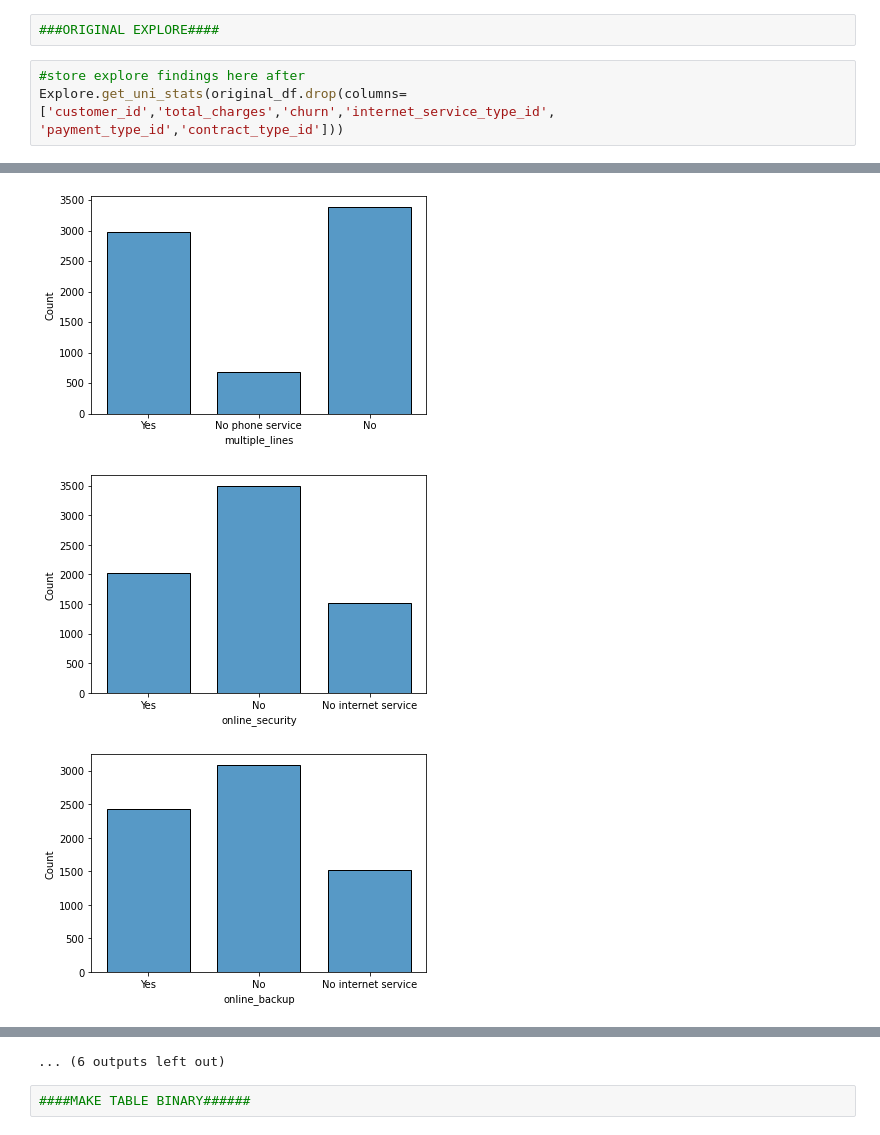
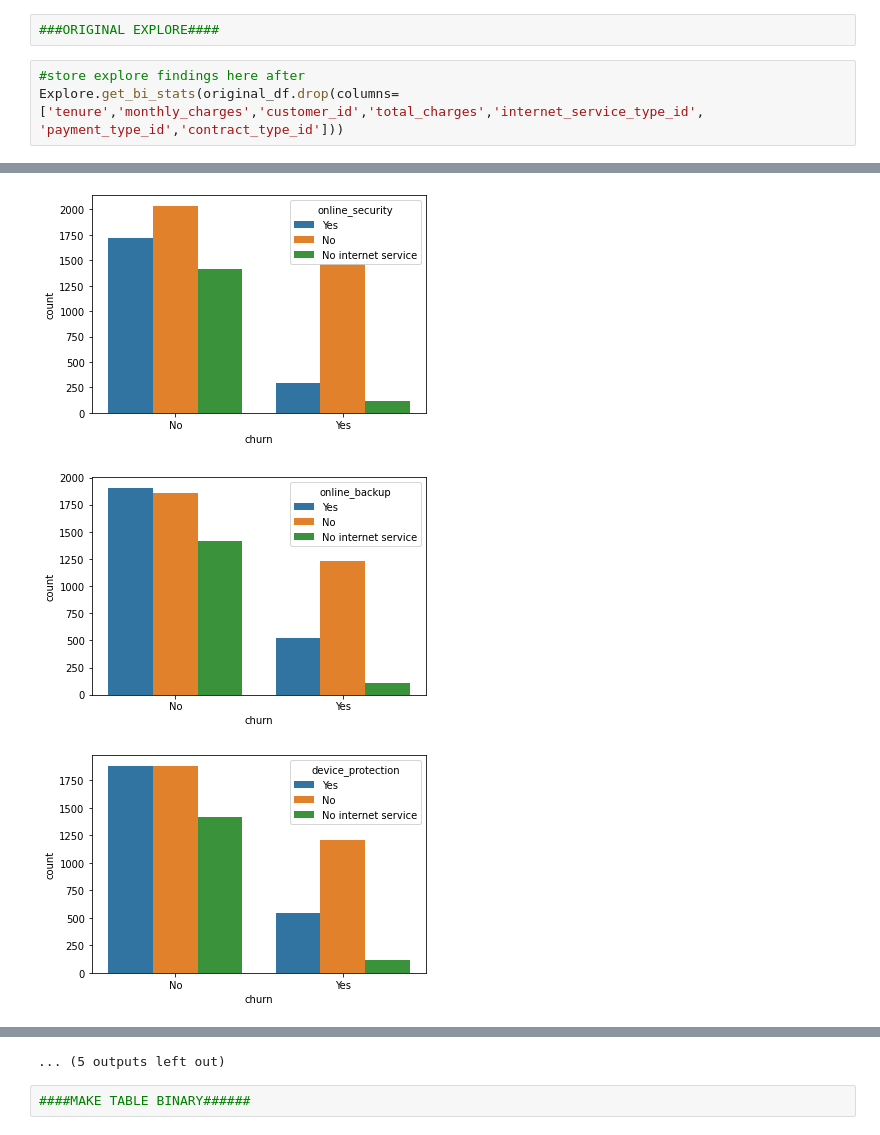
Before and after one commit to carterrxavier/classification-project, a Jupyter notebook: initial_notebook.ipynb, the cells around one changed output, grey strips where cells are left out. Cells and saved outputs as stored; diff of their text form.

```diff
--- a/initial_notebook.ipynb
+++ b/initial_notebook.ipynb
@@ -63,5 +69,5 @@ original_df.shape
 ###ORIGINAL EXPLORE####
 # %%
 #store explore findings here after
-Explore.get_uni_stats(original_df.drop(columns=['customer_id','total_charges','churn','internet_service_type_id', 'payment_type_id','contract_type_id']))
+Explore.get_bi_stats(original_df.drop(columns=['tenure','monthly_charges','customer_id','total_charges','internet_service_type_id', 'payment_type_id','contract_type_id']))
 # %% [output]
@@ -74,3 +80,3 @@ Explore.get_uni_stats(original_df.drop(columns=['customer_id','total_charges','c
-[figure, old version]
+[figure, new version]
-[figure, old version]
+[figure, new version]
-[figure, old version]
+[figure, new version]
@@ -80,4 +86,4 @@ Explore.get_uni_stats(original_df.drop(columns=['customer_id','total_charges','c
-... (6 outputs left out)
+... (5 outputs left out)
 # %%
 ####MAKE TABLE BINARY######
 # %%
```
Also changed, not shown: parts of 16 cells of this notebook, 3 other files.
